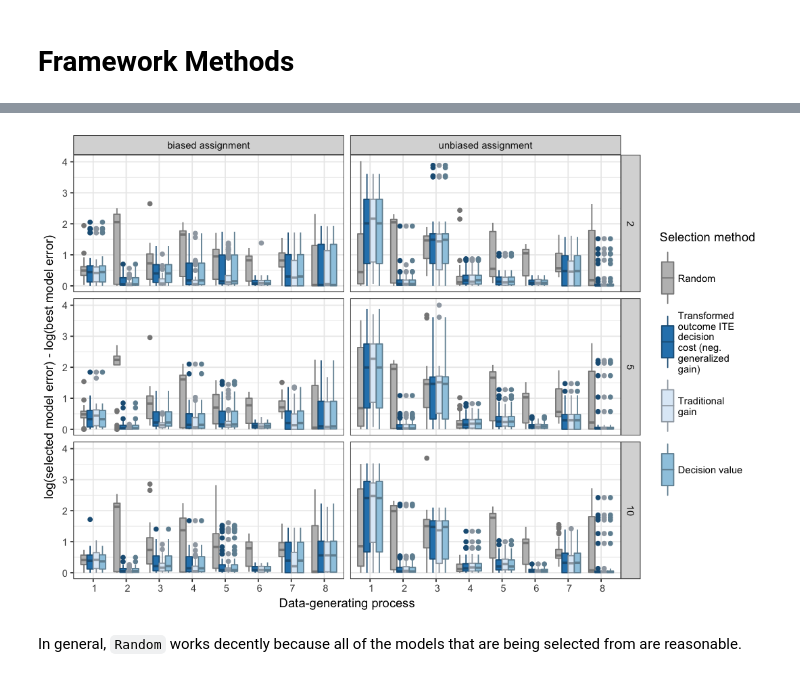
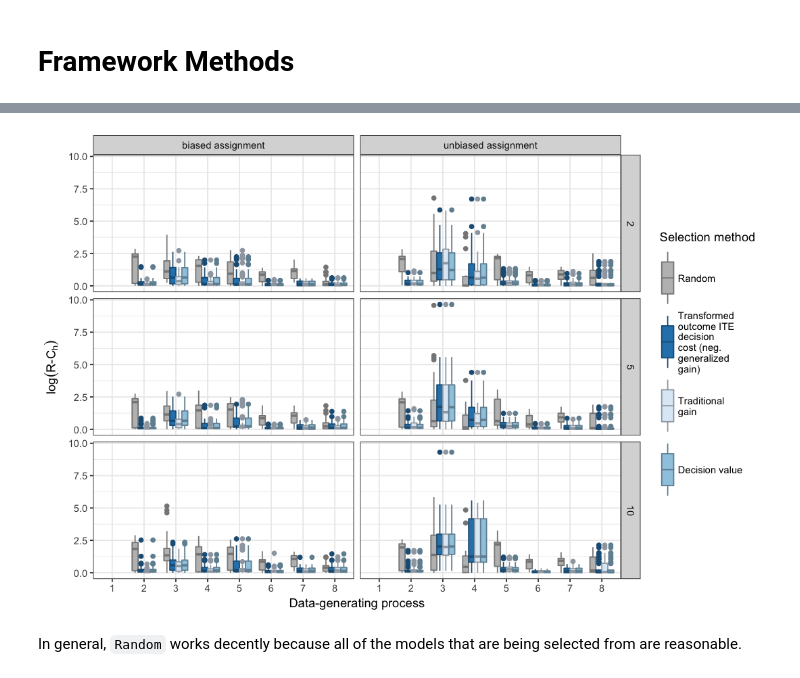
Before and after one commit to som-shahlab/ITE-model-selection, a Jupyter notebook: analyze-experiments.ipynb, the cells around one changed output, grey strips where cells are left out. Saved outputs shown, nothing was run; the diff lists cells and outputs as text; code cells hidden in the pictures.

Commit message:
estimated propensity
- Metrics now available that use estimate instead of true propensity
- generalized the stratifying function so it can be used with other
losses and stratifying variables

```diff
--- a/analyze-experiments.ipynb
+++ b/analyze-experiments.ipynb
@@ -9,7 +10,5 @@ library(stringr)
 # %%
-results = bind_rows(
-    read_csv("data/experimental_results.csv"),
-    read_csv("data/experimental_results_2.csv"))
+results = read_csv("data/experimental_results_full.csv")
 # %% [output]
 Parsed with column specification:
 cols(
@@ -151,14 +103,14 @@ rel_results %>% filter(DGP=="4", rep==1, n_folds==2, assignment=="unbiased assig
 full_error_plot = function(rel_results, fills, colors, methods) {
     rel_results %>%
         filter(selection_method %in% methods) %>%
-    ggplot(aes(x=as.factor(DGP), y=log(rel_true_hte_error),
+    ggplot(aes(x=as.factor(DGP), y=log10(rel_true_hte_error),
                fill=selection_method, color=selection_method)) +
         geom_boxplot() +
         scale_fill_manual(name="Selection method", values = fills, labels = method_renames) +
         scale_color_manual(name="Selection method", values = colors, labels = method_renames) +
         facet_grid(n_folds~assignment) +
         xlab("Data-generating process") +
-        ylab(expression(log(tau * plain(MSE)[h]) - log(tau * plain(MSE)[plain("*")]))) +
+        ylab(expression(log(R* plain("-") *tau * plain(MSE)[h]))) +
         theme_bw() +
         theme(legend.key.height=unit(2, "cm")) +
         theme(legend.key.width=unit(0.5, "cm"))
@@ -167,14 +119,14 @@ full_error_plot = function(rel_results, fills, colors, methods) {
 full_value_plot = function(rel_results, fills, colors, methods) {
     rel_results %>%
         filter(selection_method %in% methods) %>%
-    ggplot(aes(x=as.factor(DGP), y=log(rel_true_value),
+    ggplot(aes(x=as.factor(DGP), y=log10(rel_true_value),
                fill=selection_method, color=selection_method)) +
         geom_boxplot() +
         scale_fill_manual(name="Selection method", values = fills, labels = method_renames) +
         scale_color_manual(name="Selection method", values = colors, labels = method_renames) +
         facet_grid(n_folds~assignment) +
         xlab("Data-generating process") +
-        ylab("log(1 + selected model cost - best model cost)") +
+        ylab(expression(log(R* plain("-") * plain(C)[h]))) +
         theme_bw() +
         theme(legend.key.height=unit(2, "cm")) +
         theme(legend.key.width=unit(0.5, "cm"))
@@ -184,7 +136,7 @@ plot_util = function(rel_results, fills, colors, method_type_name, methods, w, h
     tMSE = full_error_plot(rel_results, fills, colors, methods)
     cost = full_value_plot(rel_results, fills, colors, methods)
     ggsave(str_c("paper/figures/", method_type_name, "-tMSE.png", sep=""), tMSE, units="in", width=w, height=h)
-    ggsave(str_c("paper/figures/", method_type_name, "-cost.png", sep=""), tMSE, units="in", width=w, height=h)
+    ggsave(str_c("paper/figures/", method_type_name, "-cost.png", sep=""), cost, units="in", width=w, height=h)
     return(NULL)
 }
 # %%
@@ -193,5 +152,5 @@ method_types %>% iwalk(~plot_util(rel_results, method_fills, method_colors, .y,
 # Framework Methods
 # %%
 options(repr.plot.width=9, repr.plot.height=6)
-full_error_plot(rel_results, method_fills, method_colors, c(method_types$value_methods))
+full_value_plot(rel_results, method_fills, method_colors, c(method_types$value_methods))
 # %% [output]
@@ -198,4 +159,4 @@ full_error_plot(rel_results, method_fills, method_colors, c(method_types$value_m
-[figure, old version]
+[figure, new version]
 # %% [markdown]
 In general, `Random` works decently because all of the models that are being selected from are reasonable.
 # %% [markdown]
```
Also changed, not shown: parts of 16 cells of this notebook, 11 other files.
